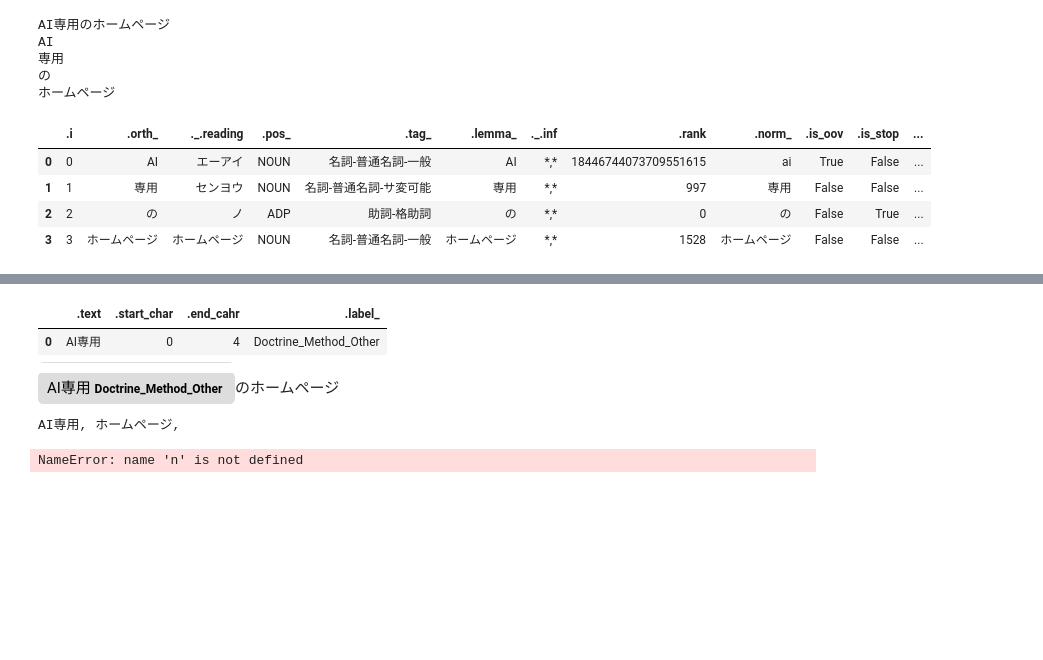
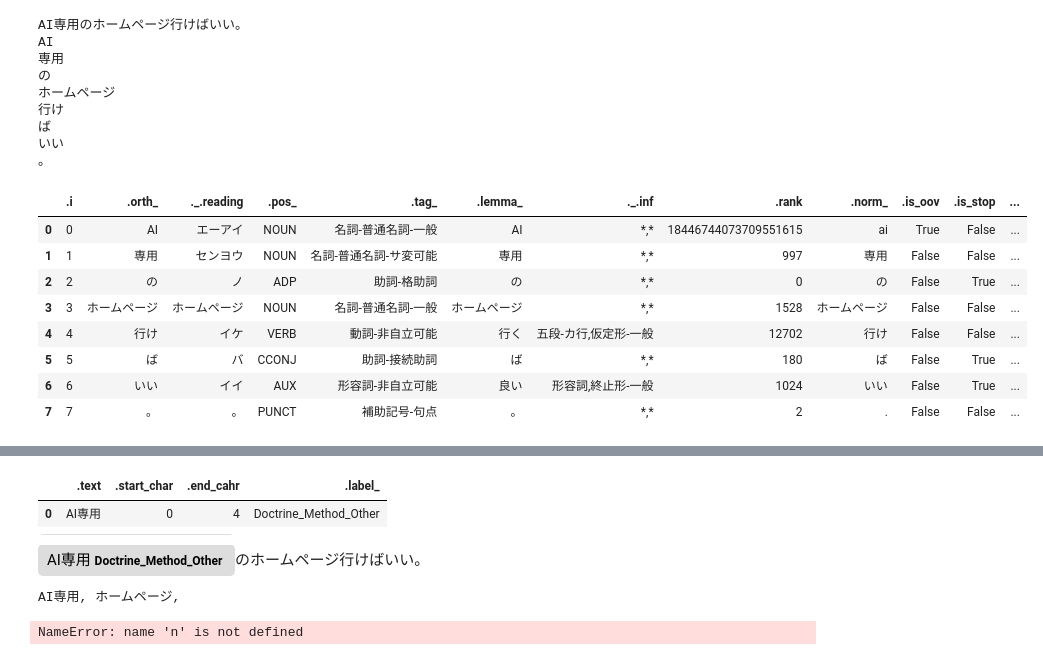
Before and after one commit to aikawasho/ginza_5w1h, a Jupyter notebook: Untitled.ipynb, the cells around one changed output, grey strips where cells are left out. Drawn from its saved outputs; the diff is of its cells as text; code cells hidden in the pictures; blank space fills up the shorter version.

```diff
--- a/Untitled.ipynb
+++ b/Untitled.ipynb
@@ -81,27 +81,35 @@ def easy_display_nlp(my_nlp, input_str):
 # %%
 import spacy
 import re
 nlp = spacy.load('ja_ginza')
 #merge_nps = nlp.create_pipe("merge_noun_chunks")
 #nlp.add_pipe(merge_nps)
-target_str = "AI専用のホームページ"
+target_str = "AI専用のホームページ行けばいい。"
 
 easy_display_nlp(nlp, target_str)
 # %% [output]
-AI専用のホームページ
+AI専用のホームページ行けばいい。
 AI
 専用
 の
 ホームページ
+行け
+ば
+いい
+。
 |  | .i | .orth_ | ._.reading | .pos_ | .tag_ | .lemma_ | ._.inf | .rank | .norm_ | .is_oov | .is_stop | ... |
 | 0 | 0 | AI | エーアイ | NOUN | 名詞-普通名詞-一般 | AI | *,* | 18446744073709551615 | ai | True | False | ... |
 | 1 | 1 | 専用 | センヨウ | NOUN | 名詞-普通名詞-サ変可能 | 専用 | *,* | 997 | 専用 | False | False | ... |
 | 2 | 2 | の | ノ | ADP | 助詞-格助詞 | の | *,* | 0 | の | False | True | ... |
 | 3 | 3 | ホームページ | ホームページ | NOUN | 名詞-普通名詞-一般 | ホームページ | *,* | 1528 | ホームページ | False | False | ... |
+| 4 | 4 | 行け | イケ | VERB | 動詞-非自立可能 | 行く | 五段-カ行,仮定形-一般 | 12702 | 行け | False | False | ... |
+| 5 | 5 | ば | バ | CCONJ | 助詞-接続助詞 | ば | *,* | 180 | ば | False | True | ... |
+| 6 | 6 | いい | イイ | AUX | 形容詞-非自立可能 | 良い | 形容詞,終止形-一般 | 1024 | いい | False | True | ... |
+| 7 | 7 | 。 | 。 | PUNCT | 補助記号-句点 | 。 | *,* | 2 | . | False | False | ... |
 [interactive output not drawn]
 |  | .text | .start_char | .end_cahr | .label_ |
 | 0 | AI専用 | 0 | 4 | Doctrine_Method_Other |
-AI専用 Doctrine_Method_Other のホームページ
+AI専用 Doctrine_Method_Other のホームページ行けばいい。
 AI専用, ホームページ,
 # %%
 len(n)
```
Also changed, not shown: 3 other files.
